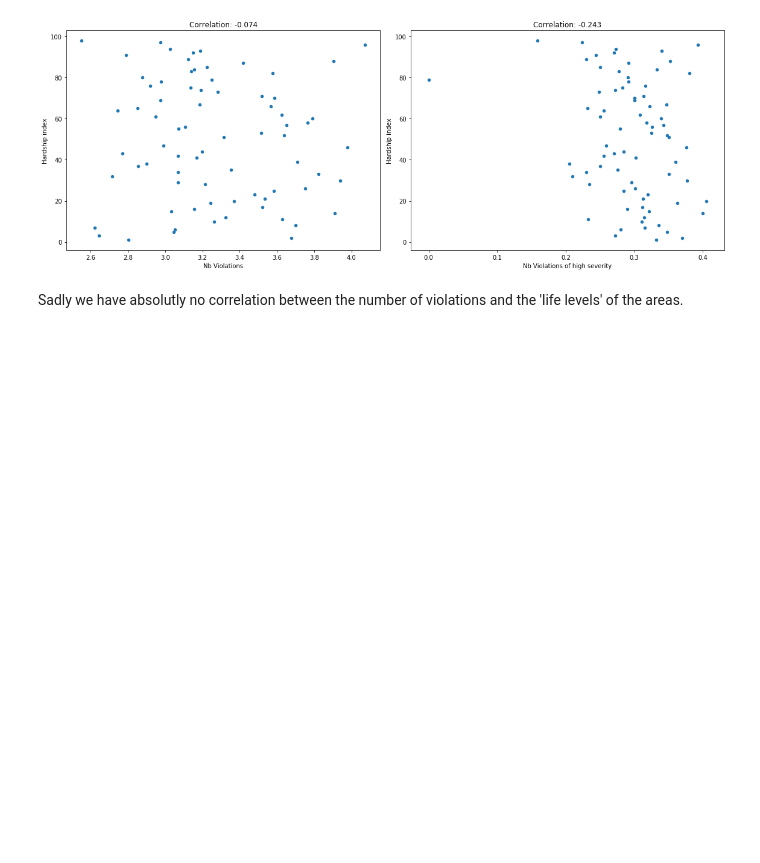
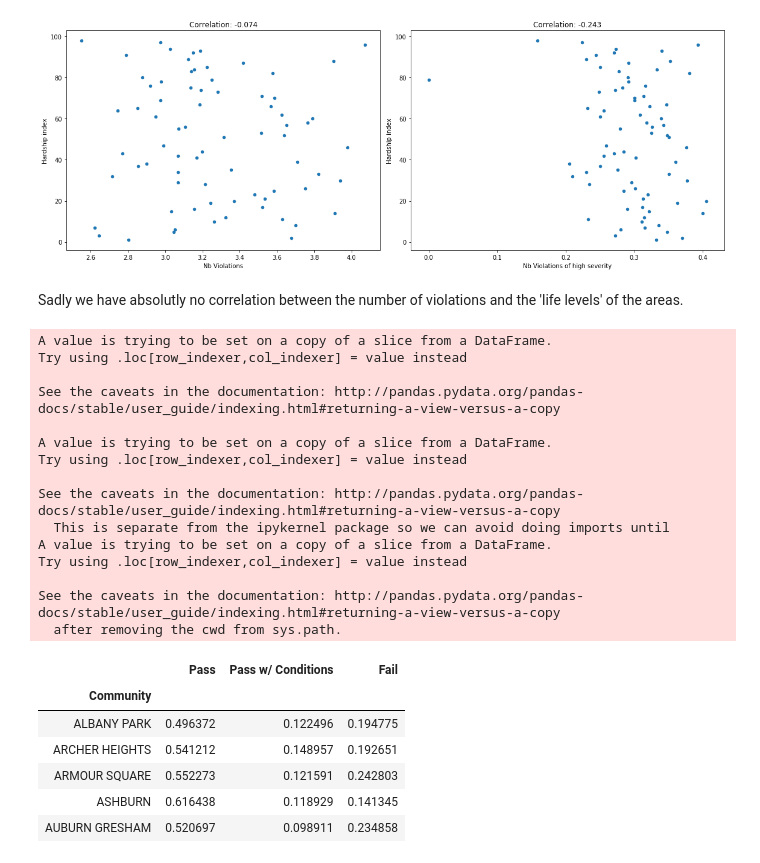
Before and after one commit to VodopaDev/CS401-Chicago-Crime-Analysis, a Jupyter notebook: areas.ipynb, the cells around one changed output. Drawn from its saved outputs; the diff is of its cells as text; code cells hidden in the pictures; blank space fills up the shorter version.

```diff
--- a/areas.ipynb
+++ b/areas.ipynb
@@ -69,3 +67,33 @@ for column_name in community_areas.columns[1:]:
 [figure]
 # %% [markdown]
 Sadly we have absolutly no correlation between the number of violations and the 'life levels' of the areas.
+# %%
+results_by_community = df[['Community', 'Results']]
+results_by_community['Pass'] = results_by_community['Results'].apply(lambda x: 1 if x == 'Pass' else 0)
+results_by_community['Pass w/ Conditions'] = results_by_community['Results'].apply(lambda x: 1 if x == 'Pass w/ Conditions' else 0)
+results_by_community['Fail'] = results_by_community['Results'].apply(lambda x: 1 if x == 'Fail' else 0)
+results_by_community = results_by_community.groupby('Community').mean()
+results_by_community.head()
+# %% [output]
+A value is trying to be set on a copy of a slice from a DataFrame.
+Try using .loc[row_indexer,col_indexer] = value instead
+
+See the caveats in the documentation: http://pandas.pydata.org/pandas-docs/stable/user_guide/indexing.html#returning-a-view-versus-a-copy
+
+A value is trying to be set on a copy of a slice from a DataFrame.
+Try using .loc[row_indexer,col_indexer] = value instead
+
+See the caveats in the documentation: http://pandas.pydata.org/pandas-docs/stable/user_guide/indexing.html#returning-a-view-versus-a-copy
+  This is separate from the ipykernel package so we can avoid doing imports until
+A value is trying to be set on a copy of a slice from a DataFrame.
+Try using .loc[row_indexer,col_indexer] = value instead
+
+See the caveats in the documentation: http://pandas.pydata.org/pandas-docs/stable/user_guide/indexing.html#returning-a-view-versus-a-copy
+  after removing the cwd from sys.path.
+|  | Pass | Pass w/ Conditions | Fail |
+| Community |  |  |  |
+| ALBANY PARK | 0.496372 | 0.122496 | 0.194775 |
+| ARCHER HEIGHTS | 0.541212 | 0.148957 | 0.192651 |
+| ARMOUR SQUARE | 0.552273 | 0.121591 | 0.242803 |
+| ASHBURN | 0.616438 | 0.118929 | 0.141345 |
+| AUBURN GRESHAM | 0.520697 | 0.098911 | 0.234858 |
```
Also changed, not shown: parts of 4 cells of this notebook.
